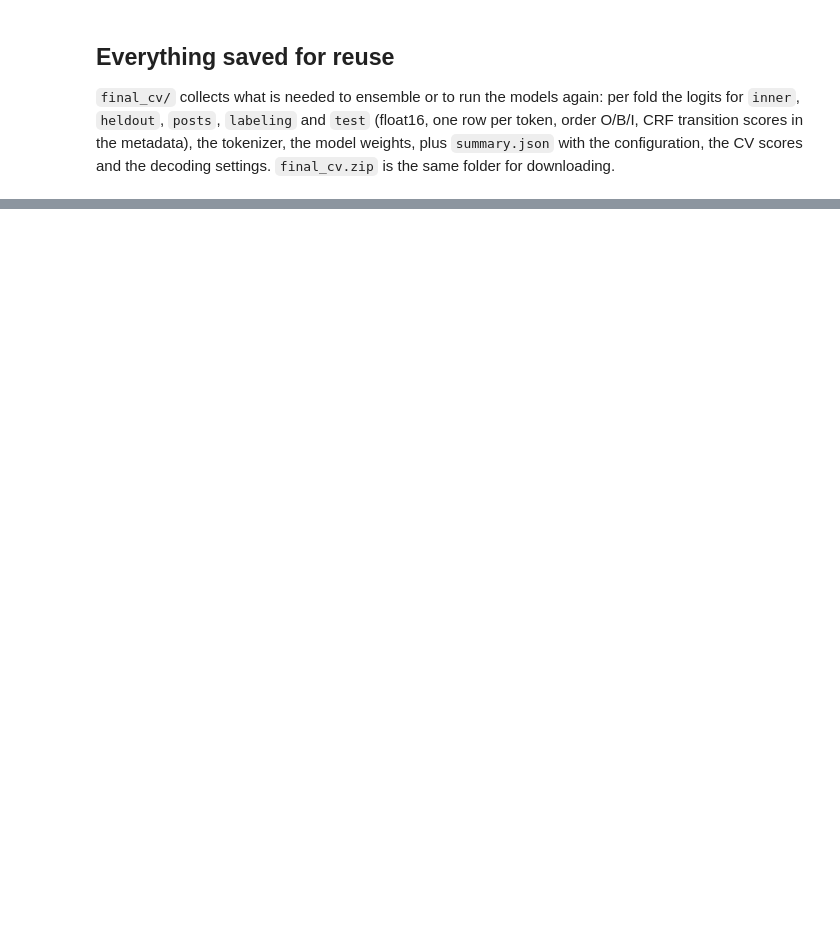
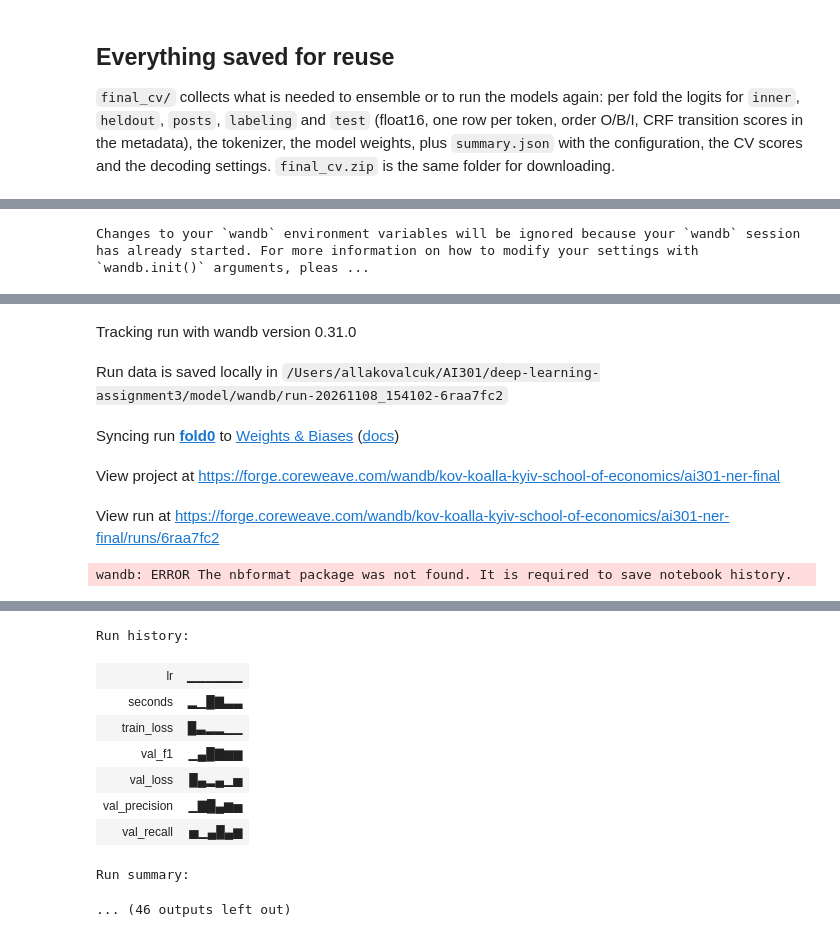
Before and after one commit to koalla05/deep-learning-assignment3, a Jupyter notebook: model/06_final_cv_training.ipynb, the cells around one changed output, grey strips where cells are left out. Drawn from its saved outputs; the diff is of its cells as text; code cells hidden in the pictures; blank space fills up the shorter version.

```diff
--- a/model/06_final_cv_training.ipynb
+++ b/model/06_final_cv_training.ipynb
@@ -148,0 +226,34 @@ if IN_COLAB:
+# %%
+USE_WANDB = True
+WANDB_PROJECT = "ai301-ner-final"
+
+if USE_WANDB:
+    try:
+        import wandb
+    except ImportError:
+        subprocess.run([sys.executable, "-m", "pip", "install", "-q", "wandb"], check=True)
+        import wandb
+    if os.environ.get("WANDB_MODE") != "offline":
+        wandb.login()
+    for record in records:
+        fold = record["config"]["fold"]
+        run = wandb.init(project=WANDB_PROJECT, group="06_final_cv", name=f"fold{fold}", config=record["config"])
+        for entry in record["history"]:
+            run.log({name: value for name, value in entry.items() if name != "epoch"}, step=entry["epoch"])
+        held = record["scores"]["heldout"]
+        run.summary.update({
+            "heldout_f1_mix": held["mix"]["f1"], "heldout_precision": held["mix"]["precision"],
+            "heldout_recall": held["mix"]["recall"], "heldout_f1_uk": held["uk"]["f1"],
+            "heldout_f1_ru": held["ru"]["f1"], "posts_f1": record["scores"]["posts"]["mix"]["f1"],
+            "labeling_f1": record["scores"]["labeling"]["pooled"]["f1"],
+            "uk_unseen_recall": record["scores"]["unseen_recall"].get("uk"),
+            "epochs": len(record["history"]), "train_seconds": record["train_seconds"],
+            "device": record["device"], "run_key": record["key"]})
+        run.finish()
+    summary_run = wandb.init(project=WANDB_PROJECT, group="06_final_cv", name="cv_mean",
+                             config=dict(decisions=DECISIONS, decoding=DECODE))
+    summary_run.summary.update({f"cv_mean_{name}": value for name, value in table.mean().items()}
+                               | {f"cv_std_{name}": value for name, value in table.std().items()})
+    summary_run.finish()
+# %% [output]
+Changes to your `wandb` environment variables will be ignored because your `wandb` session has already started. For more information on how to modify your settings with `wandb.init()` arguments, pleas ...
@@ -148,0 +261,6 @@ if IN_COLAB:
+Tracking run with wandb version 0.31.0
+Run data is saved locally in /Users/allakovalcuk/AI301/deep-learning-assignment3/model/wandb/run-20261108_154102-6raa7fc2
+Syncing run fold0 to Weights & Biases (docs)
+View project at https://forge.coreweave.com/wandb/kov-koalla-kyiv-school-of-economics/ai301-ner-final
+View run at https://forge.coreweave.com/wandb/kov-koalla-kyiv-school-of-economics/ai301-ner-final/runs/6raa7fc2
+wandb: ERROR The nbformat package was not found. It is required to save notebook history.
@@ -148,0 +268,10 @@ if IN_COLAB:
+Run history:
+| lr | ▁▁▁▁▁▁ |
+| seconds | ▂▁█▇▃▃ |
+| train_loss | █▃▂▂▁▁ |
+| val_f1 | ▁▄█▇▆▆ |
+| val_loss | █▄▂▄▁▅ |
+| val_precision | ▁▇█▄▆▅ |
+| val_recall | ▅▁▄█▄▆ |
+Run summary:
+... (46 outputs left out)
```
Also changed, not shown: parts of 11 cells of this notebook, 2 other files.
